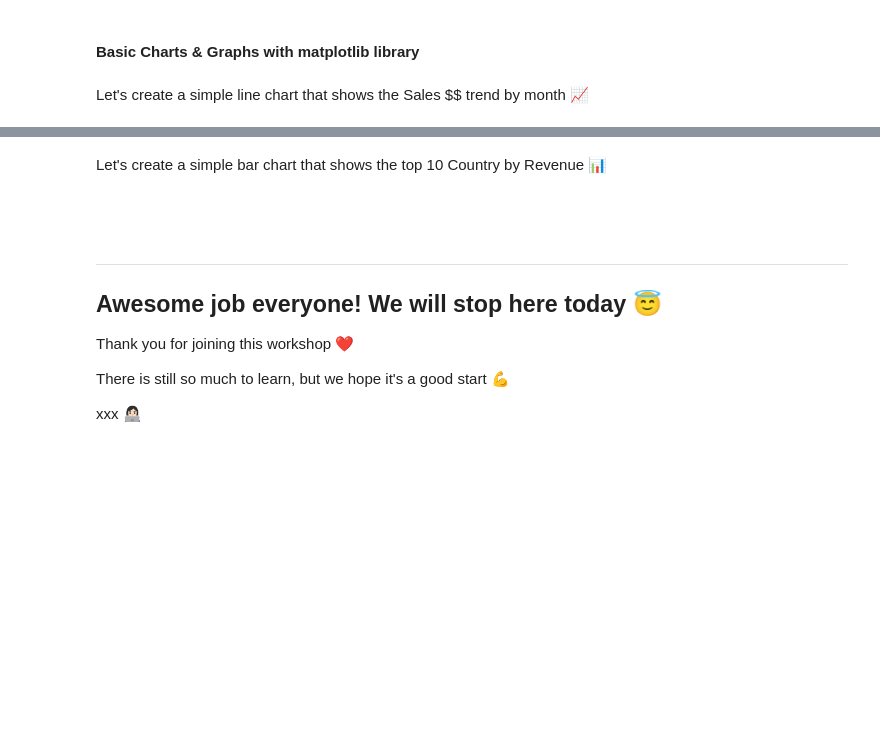
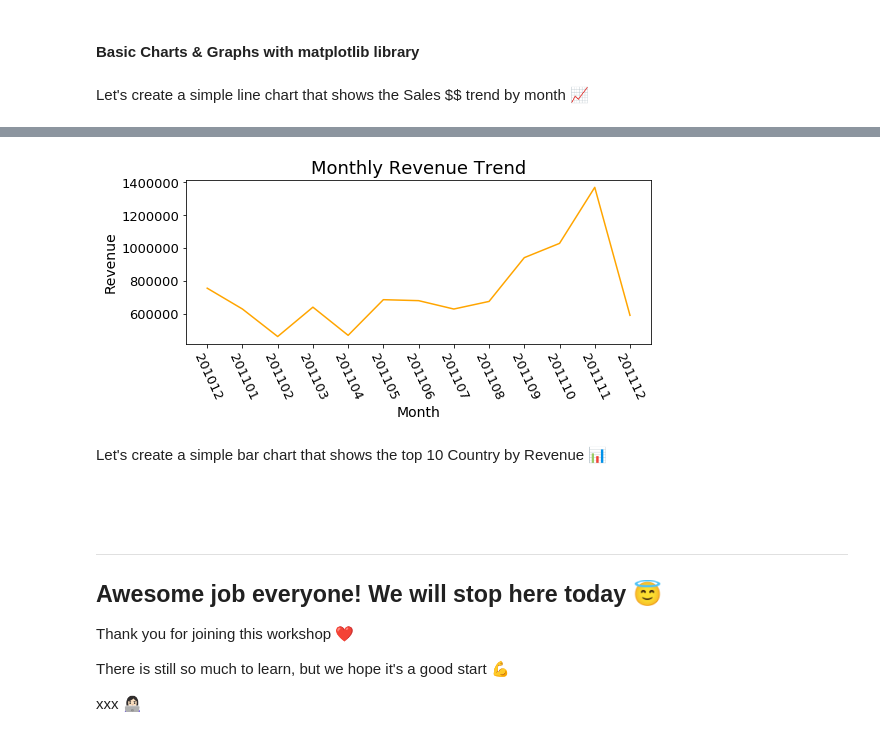
Before and after one commit to aggy-k/sample-jupyter-notebooks, a Jupyter notebook: workshop.ipynb, the cells around one changed output, grey strips where cells are left out. Drawn from its saved outputs; the diff is of its cells as text; code cells hidden in the pictures; blank space fills up the shorter version.

```diff
--- a/workshop.ipynb
+++ b/workshop.ipynb
@@ -199,3 +540,7 @@ Let's filter the data to only rows with:
 Let's save this new filtered DataFrame into a new DataFrame so we can use it later for analysis 🤔
 # %%
 # ... and save this filtered data to a new variable called `sales`
+sales = df[(df.Quantity > 0) &
+           (df.UnitPrice.astype('int') > 0) &
+           (df.CustomerID.notna())]
+sales.head()
@@ -203,3 +555,4 @@ Let's save this new filtered DataFrame into a new DataFrame so we can use it lat
 # let's quickly check our sales data that everything is in order
 # %%
 # The index number is looking weird, but we can reset it with #reset_index()
+sales = sales.reset_index()
@@ -233,13 +624,16 @@ import matplotlib.pyplot as plt
 # to show the plot after the code
 
 # Below is some `runtime configuration` to set certain styling by default
-# plt.rc('axes', titlesize=18)     # fontsize of the axes title
-# plt.rc('axes', labelsize=14)    # fontsize of the x and y labels
-# plt.rc('xtick', labelsize=13)    # fontsize of the tick labels
-# plt.rc('ytick', labelsize=13)    # fontsize of the tick labels
-# plt.rc('legend', fontsize=13)    # legend fontsize
-# plt.rc('font', size=13)          # controls default text sizes
+plt.rc('axes', titlesize=18)     # fontsize of the axes title
+plt.rc('axes', labelsize=14)    # fontsize of the x and y labels
+plt.rc('xtick', labelsize=13)    # fontsize of the tick labels
+plt.rc('ytick', labelsize=13)    # fontsize of the tick labels
+plt.rc('legend', fontsize=13)    # legend fontsize
+plt.rc('font', size=13)          # controls default text sizes
 # %% [markdown]
 Let's create a simple line chart that shows the Sales $$ trend by month 📈
 # %%
 # Let's start with a pivot table that summarize the data by the month
+monthly_sales = pd.pivot_table(sales, index='Month', values='Amount',
+                              aggfunc='sum')
+monthly_sales
@@ -246,14 +656,22 @@ Let's create a simple line chart that shows the Sales $$ trend by month 📈
 # %%
 # Let's create a simple line chart that shows the Sales $$ trend by month
-# plt.figure(figsize=(8,4), tight_layout=True)
+plt.figure(figsize=(8,4), tight_layout=True)
 # syntax -> plt.plot(xAxis, yAxis, options)
 
+plt.plot(monthly_sales.index, monthly_sales.Amount, color='orange')
 
 # Let's make the axis labels more readable
 # And also let's add the chart title, and the X and Y axis labels
-
+plt.xlabel('Month')
+plt.ylabel('Revenue')
+plt.title('Monthly Revenue Trend')
+plt.xticks(rotation=295)
 # Let's also add customer growth by month into the plot
 # Let's add the chart legend
+
+plt.show()
+# %% [output]
+[figure, added]
 # %% [markdown]
 Let's create a simple bar chart that shows the top 10 Country by Revenue 📊
 # %%
```
Also changed, not shown: parts of 35 cells of this notebook, 1 other file.
